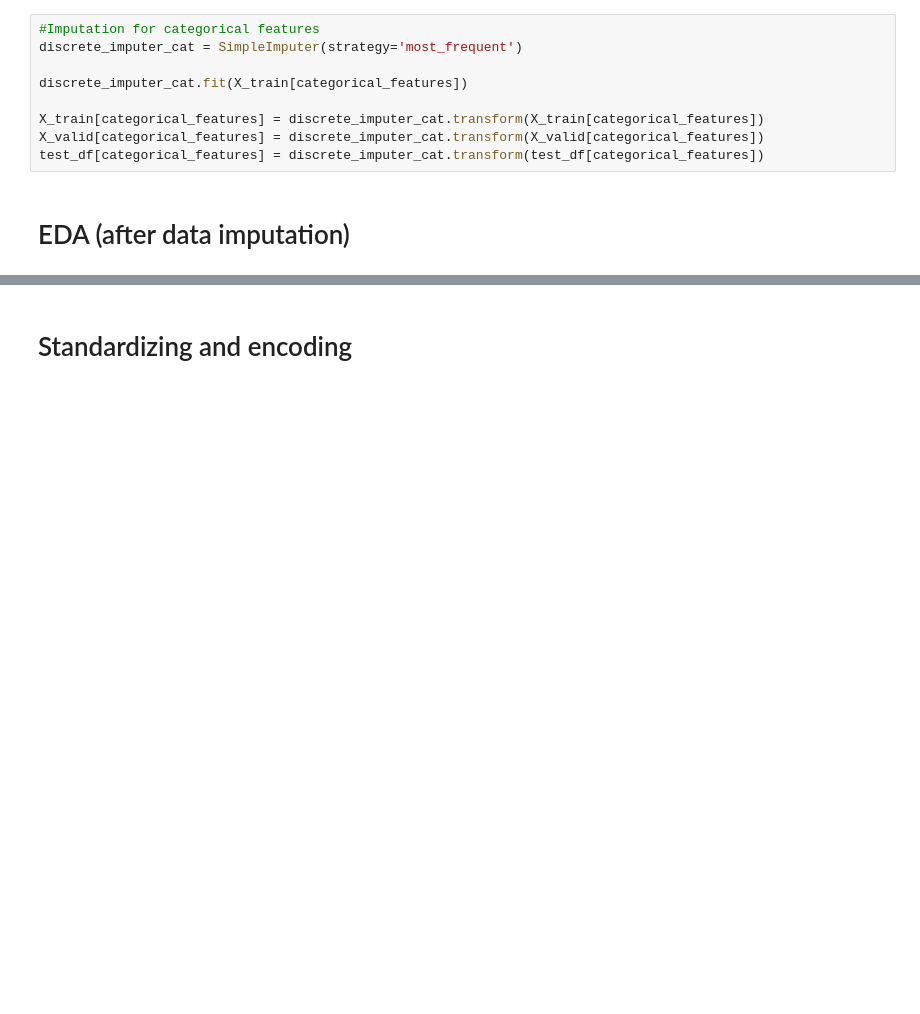
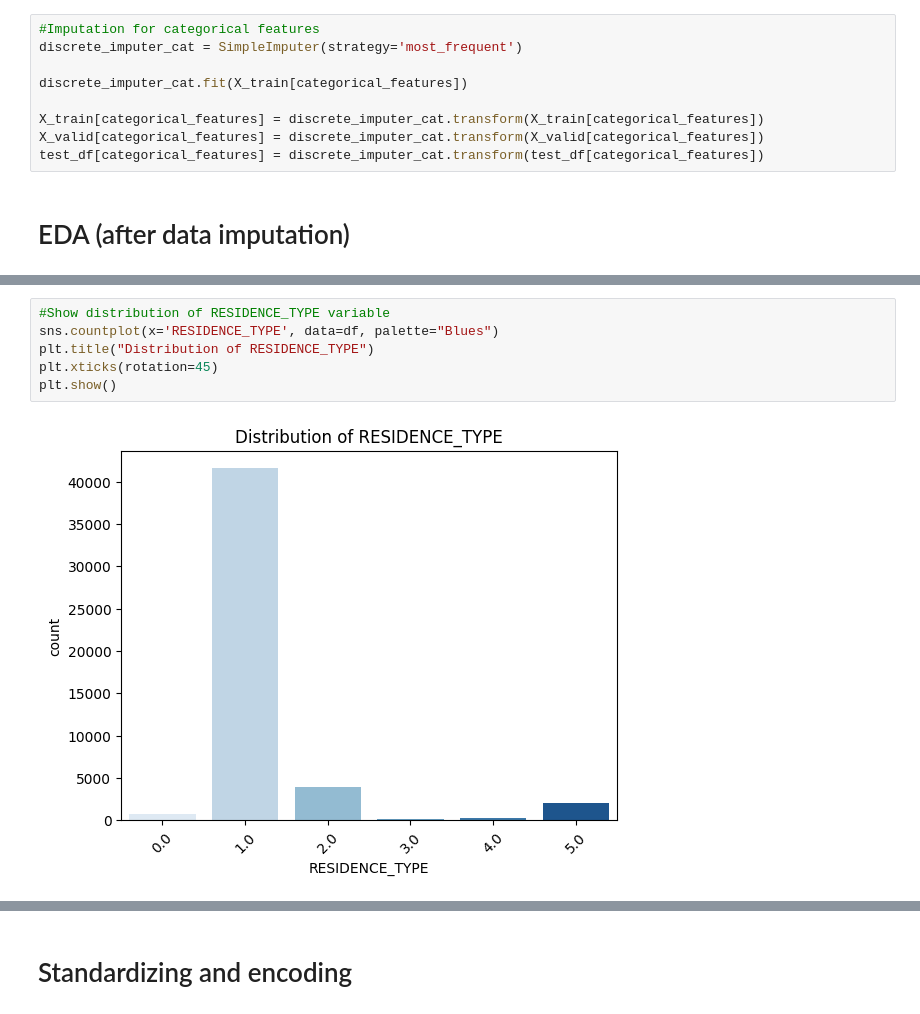
Before and after one commit to joelsolaeche/credit-risk-app, a Jupyter notebook: notebooks/ci_data_cleanup.ipynb, the cells around one changed output, grey strips where cells are left out. Saved outputs shown, nothing was run; the diff lists cells and outputs as text; blank space fills up the shorter version.

```diff
--- a/notebooks/ci_data_cleanup.ipynb
+++ b/notebooks/ci_data_cleanup.ipynb
@@ -351,0 +366,8 @@ sns.countplot(x = 'SEX', data = df)
+# %%
+#Show distribution of RESIDENCE_TYPE variable
+sns.countplot(x='RESIDENCE_TYPE', data=df, palette="Blues")
+plt.title("Distribution of RESIDENCE_TYPE")
+plt.xticks(rotation=45)
+plt.show()
+# %% [output]
+[figure, added]
```
Also changed, not shown: parts of 15 cells of this notebook.
